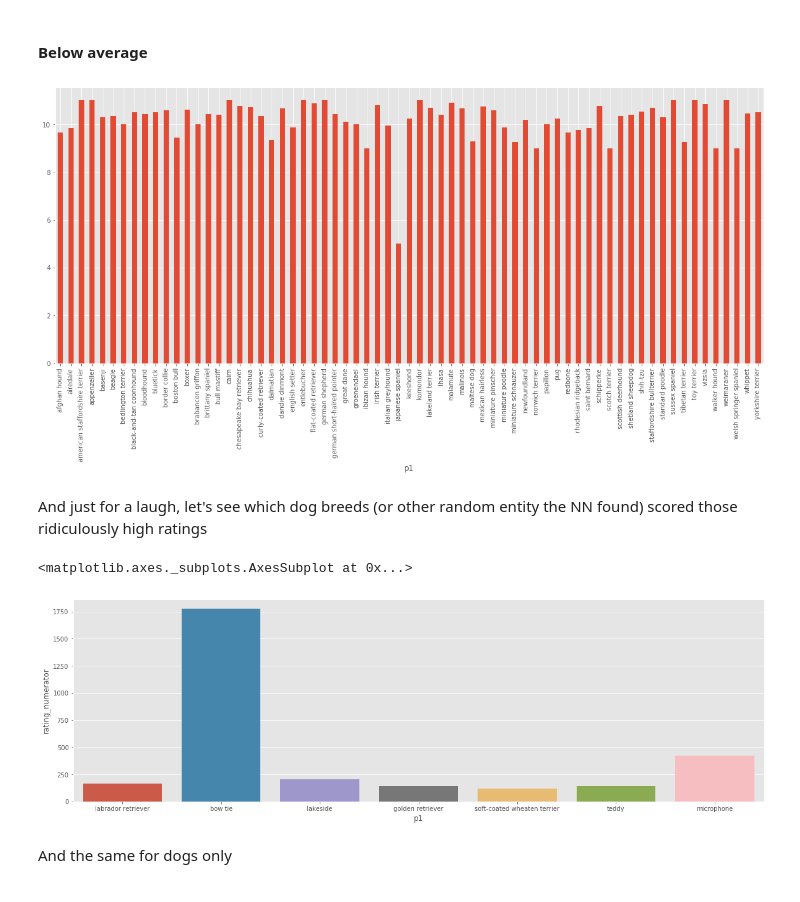
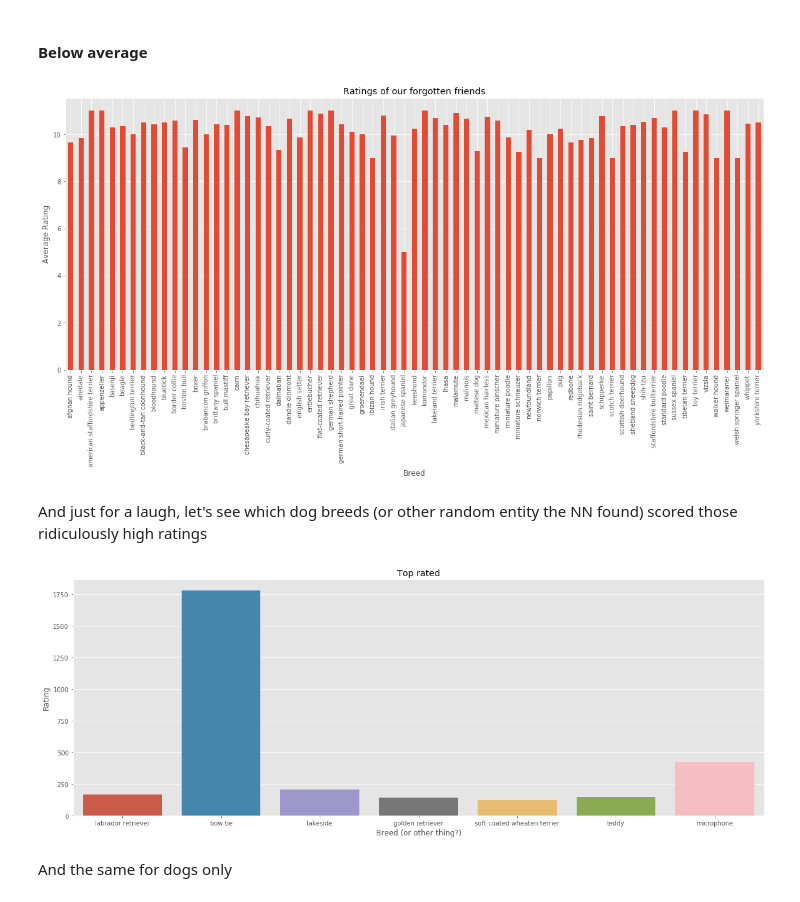
Before and after one commit to Tavnuh/we-rate-dogs, a Jupyter notebook: wrangle_act.ipynb, the cells around one changed output. Cells and saved outputs as stored; diff of their text form; code cells hidden in the pictures.

```diff
--- a/wrangle_act.ipynb
+++ b/wrangle_act.ipynb
@@ -655,20 +680,25 @@ dog_means[dog_means > dog_means.mean()].plot(kind='bar',figsize=(20,10),color='g
 # %% [markdown]
 #### Below average
 # %%
-dog_means[dog_means < dog_means.mean()].plot(kind='bar',figsize=(20,8));
+dog_means[dog_means < dog_means.mean()].plot(kind='bar',figsize=(20,8))
+plt.title('Ratings of our forgotten friends')
+plt.xlabel('Breed')
+plt.ylabel('Average Rating');
 # %% [output]
-[figure, old version]
+[figure, new version]
 # %% [markdown]
 And just for a laugh, let's see which dog breeds (or other random entity the NN found) scored those ridiculously high ratings
 # %%
 df_outliers = df_combined[(df_combined.p1.notnull()) & (df_combined.rating_numerator > 100)]
 # %%
-fig, ax = plt.subplots(figsize=(20,6))
+fig, ax = plt.subplots(figsize=(20,7))
 
 sns.barplot(ax = ax, x = 'p1', y='rating_numerator',data=df_outliers)
+plt.title('Top rated')
+plt.ylabel('Rating')
+plt.xlabel('Breed (or other thing?)');
 # %% [output]
-<matplotlib.axes._subplots.AxesSubplot at 0x...>
-[figure, old version]
+[figure, new version]
 # %% [markdown]
 And the same for dogs only
 # %%
```
Also changed, not shown: parts of 10 cells of this notebook, 2 other files.
